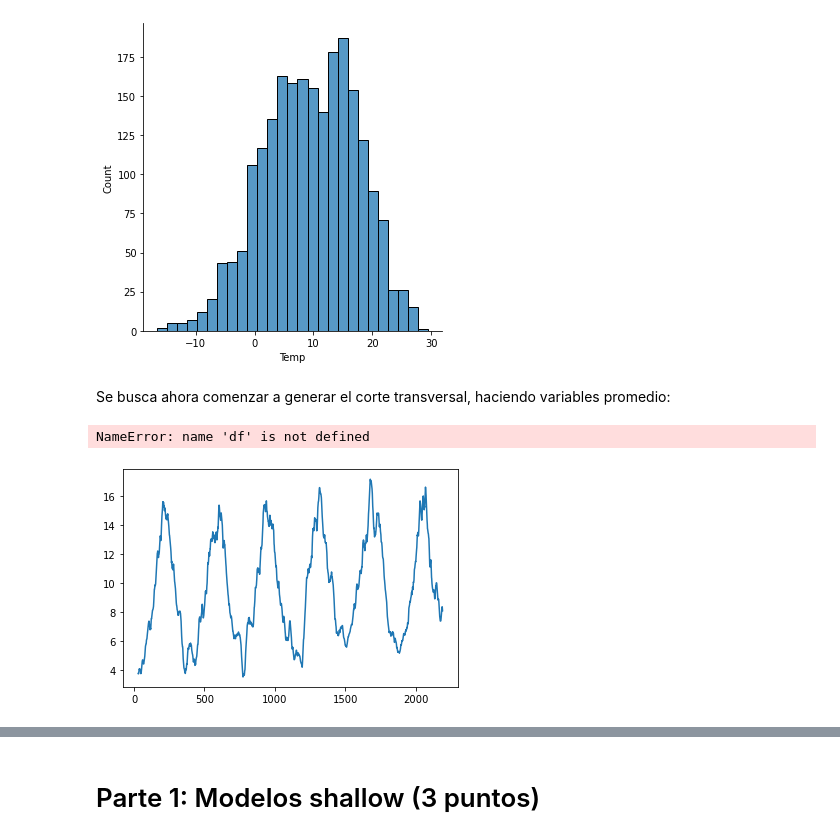
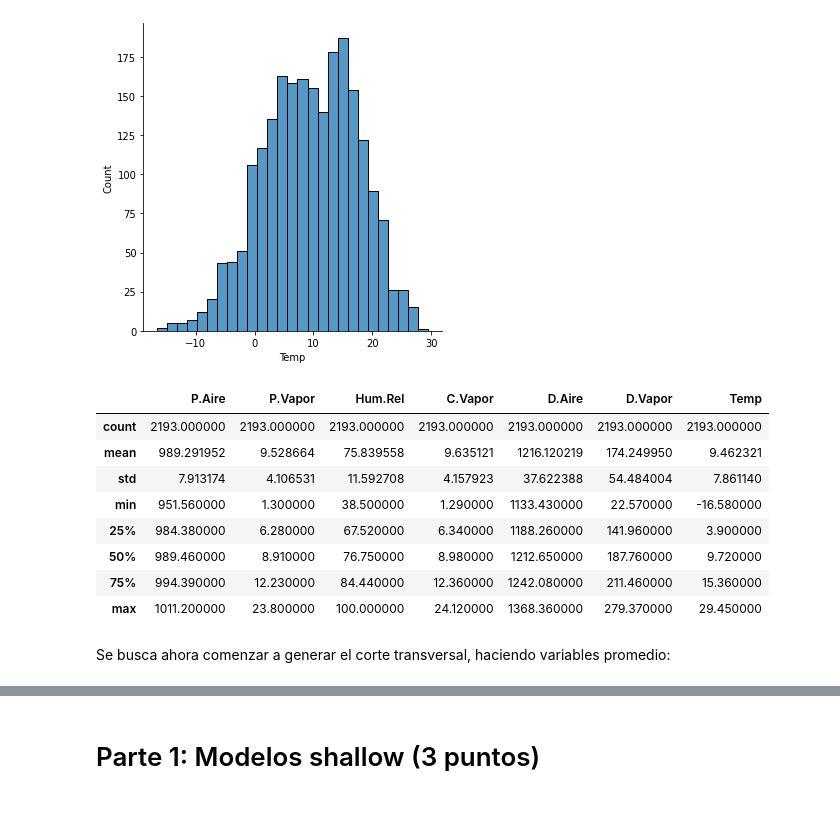
Before and after one commit to josemoncada87/tallerFDA2, a Jupyter notebook: Taller Fundamentos de Analítica de Datos II - Enunciado.ipynb, the cells around one changed output, grey strips where cells are left out. Cells and saved outputs as stored; diff of their text form; code cells hidden in the pictures; blank space fills up the shorter version.

```diff
--- a/Taller Fundamentos de Analítica de Datos II - Enunciado.ipynb
+++ b/Taller Fundamentos de Analítica de Datos II - Enunciado.ipynb
@@ -120,5 +122,17 @@ for col in df.columns[1:]:
 [figure]
 [figure]
 [figure]
+# %%
+df.describe()
+# %% [output]
+|  | P.Aire | P.Vapor | Hum.Rel | C.Vapor | D.Aire | D.Vapor | Temp |
+| count | 2193.000000 | 2193.000000 | 2193.000000 | 2193.000000 | 2193.000000 | 2193.000000 | 2193.000000 |
+| mean | 989.291952 | 9.528664 | 75.839558 | 9.635121 | 1216.120219 | 174.249950 | 9.462321 |
+| std | 7.913174 | 4.106531 | 11.592708 | 4.157923 | 37.622388 | 54.484004 | 7.861140 |
+| min | 951.560000 | 1.300000 | 38.500000 | 1.290000 | 1133.430000 | 22.570000 | -16.580000 |
+| 25% | 984.380000 | 6.280000 | 67.520000 | 6.340000 | 1188.260000 | 141.960000 | 3.900000 |
+| 50% | 989.460000 | 8.910000 | 76.750000 | 8.980000 | 1212.650000 | 187.760000 | 9.720000 |
+| 75% | 994.390000 | 12.230000 | 84.440000 | 12.360000 | 1242.080000 | 211.460000 | 15.360000 |
+| max | 1011.200000 | 23.800000 | 100.000000 | 24.120000 | 1368.360000 | 279.370000 | 29.450000 |
 # %% [markdown]
 Se busca ahora comenzar a generar el corte transversal, haciendo variables promedio:
@@ -128,13 +138,0 @@ pd.set_option('display.max_rows', 8)
-# %%
-# Media Movil para presión de aire
-presionAire_30 = df['PresionAire (mbar)'].rolling(window=30).mean();
-presionAire_30.plot();
-print(presionAire_30)
-# %% [output]
-NameError: name 'df' is not defined
-# %%
-# Media Movil para presión de vapor
-presionVapor_30 = df['PresionVapor (mbar)'].rolling(window=30).mean();
-presionVapor_30.plot();
-# %% [output]
-[figure, removed]
```
Also changed, not shown: parts of 43 cells of this notebook, 3 other files.
